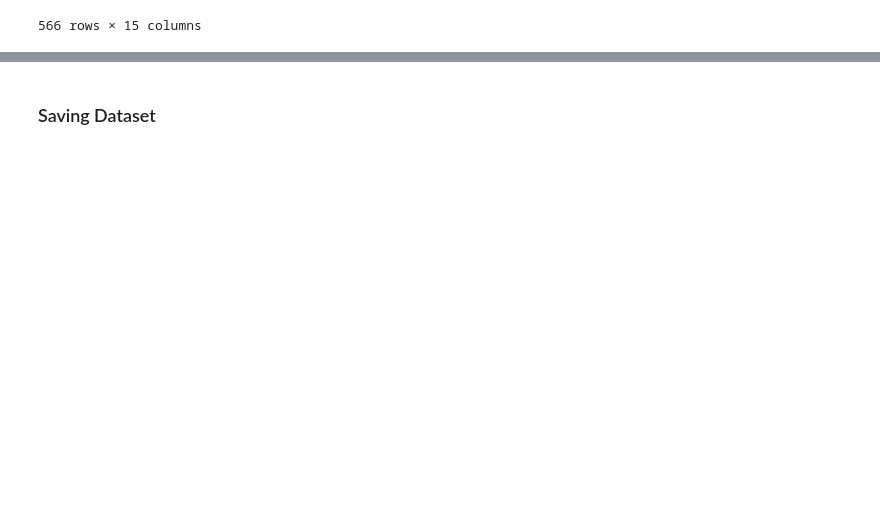
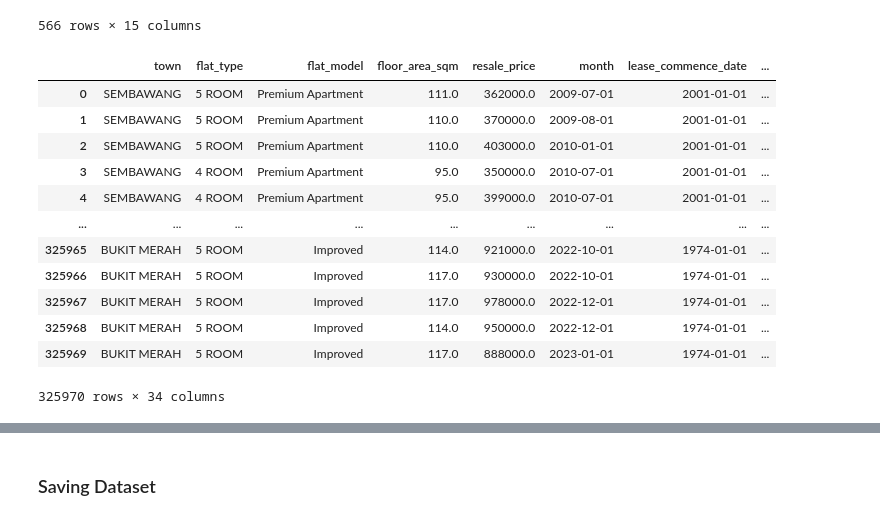
Before and after one commit to kkinmunn/is4303_hdbresale, a Jupyter notebook: eda/datablending.ipynb, the cells around one changed output, grey strips where cells are left out. Cells and saved outputs as stored; diff of their text form; code cells hidden in the pictures; blank space fills up the shorter version.

```diff
--- a/eda/datablending.ipynb
+++ b/eda/datablending.ipynb
@@ -462,16 +462,30 @@ data_hdb_last15 = pd.merge(street_avg_coords, data_hdb_last15, on='street_name',
 # %%
 # Rearrange columns
 cols = data_hdb_last15.columns.tolist()
 data_hdb_last15 = data_hdb_last15[['town', 'flat_type', 'flat_model', 'floor_area_sqm', 'resale_price', 'month', 'lease_commence_date',
  'storey_range', 'block', 'remaining_lease', 'address', 'full_address', 'lat', 'long', 'nearest_mrt', 'nearest_distance_to_mrt',
  'flat_category', 'street_name', 'avg_long', 'avg_lat', 'healthcare_within_1km_count', 'healthcare_within_1km_average_rating',
                                    'healthcare_within_2km_count','healthcare_within_2km_average_rating',
                                    'recreational_within_1km_count', 'recreational_within_1km_average_rating',
                                    'recreational_within_2km_count', 'recreational_within_2km_average_rating',
                                    'education_within_1km_count', 'education_within_1km_average_rating',
                                    'education_within_2km_count', 'education_within_2km_average_rating',
-                                   'postal_code','Region']]
+                                   'postal_code','region']]
 data_hdb_last15
+# %% [output]
+|  | town | flat_type | flat_model | floor_area_sqm | resale_price | month | lease_commence_date | ... |
+| 0 | SEMBAWANG | 5 ROOM | Premium Apartment | 111.0 | 362000.0 | 2009-07-01 | 2001-01-01 | ... |
+| 1 | SEMBAWANG | 5 ROOM | Premium Apartment | 110.0 | 370000.0 | 2009-08-01 | 2001-01-01 | ... |
+| 2 | SEMBAWANG | 5 ROOM | Premium Apartment | 110.0 | 403000.0 | 2010-01-01 | 2001-01-01 | ... |
+| 3 | SEMBAWANG | 4 ROOM | Premium Apartment | 95.0 | 350000.0 | 2010-07-01 | 2001-01-01 | ... |
+| 4 | SEMBAWANG | 4 ROOM | Premium Apartment | 95.0 | 399000.0 | 2010-07-01 | 2001-01-01 | ... |
+| ... | ... | ... | ... | ... | ... | ... | ... | ... |
+| 325965 | BUKIT MERAH | 5 ROOM | Improved | 114.0 | 921000.0 | 2022-10-01 | 1974-01-01 | ... |
+| 325966 | BUKIT MERAH | 5 ROOM | Improved | 117.0 | 930000.0 | 2022-10-01 | 1974-01-01 | ... |
+| 325967 | BUKIT MERAH | 5 ROOM | Improved | 117.0 | 978000.0 | 2022-12-01 | 1974-01-01 | ... |
+| 325968 | BUKIT MERAH | 5 ROOM | Improved | 114.0 | 950000.0 | 2022-12-01 | 1974-01-01 | ... |
+| 325969 | BUKIT MERAH | 5 ROOM | Improved | 117.0 | 888000.0 | 2023-01-01 | 1974-01-01 | ... |
+325970 rows × 34 columns
 # %%
 # Check Merged Dataset
 #data_hdb_last15.sample(10)
```
Also changed, not shown: parts of 2 cells of this notebook.
